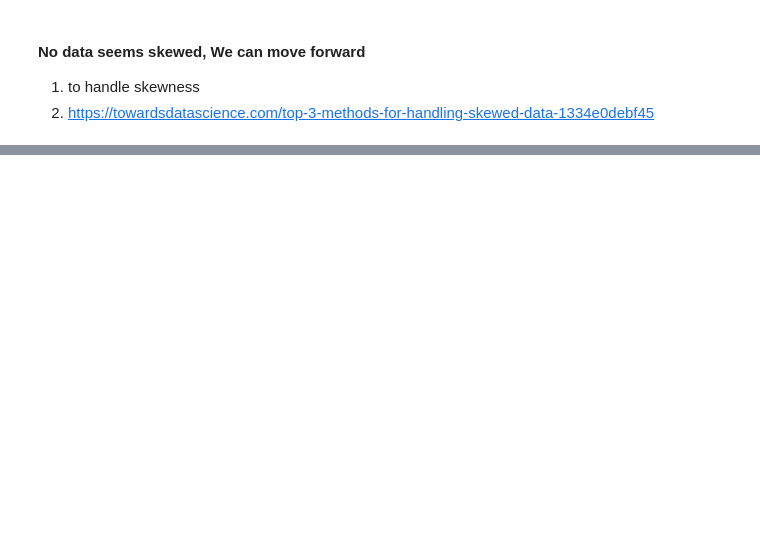
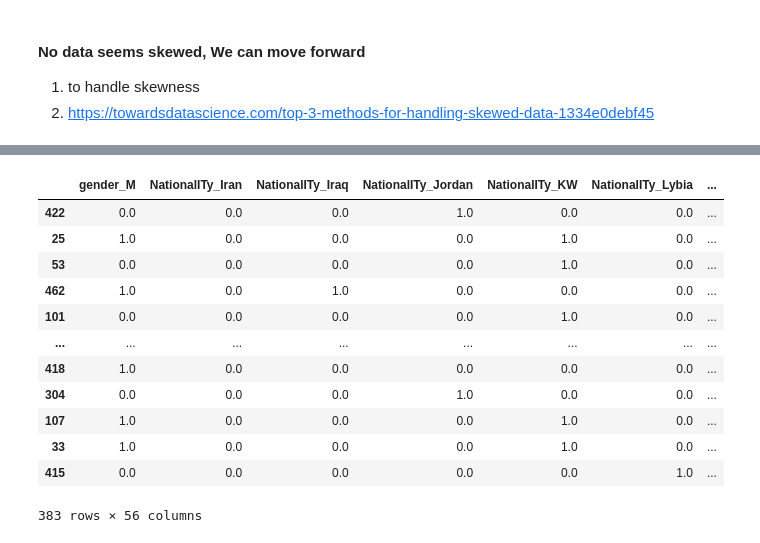
Before and after one commit to himanshudce/ML, a Jupyter notebook: ML.ipynb, the cells around one changed output, grey strips where cells are left out. Cells and saved outputs as stored; diff of their text form; code cells hidden in the pictures; blank space fills up the shorter version.

```diff
--- a/ML.ipynb
+++ b/ML.ipynb
@@ -568,0 +761,14 @@ array([[<AxesSubplot:title={'center':'raisedhands'}>,
+# %%
+def ohe_converter(train):
+    #ignore tells the encoder to ignore new categories by encoding them with 0's
+    # dropping first to avoide collinerity
+    ohe = OneHotEncoder(handle_unknown = 'ignore',drop='first')
+    encoded_vec = ohe.fit(train)
+    ohe_transformed = encoded_vec.transform(train).toarray()
+    encoded_df = pd.DataFrame(ohe_transformed,columns=ohe.get_feature_names_out())
+    encoded_df = encoded_df.set_index(train.index)
+    return encoded_df,ohe
+# %%
+train_categoric = train.select_dtypes(include="O")
+# train_categoric.columns
+train_categoric
@@ -568,0 +789,18 @@ array([[<AxesSubplot:title={'center':'raisedhands'}>,
+# %%
+train_cat_ohe, ohe = ohe_converter(train_categoric.iloc[:,:-1])
+save_pkl_model('Data/processing_models/ohe_converter.pkl',ohe)
+train_cat_ohe
+# %% [output]
+|  | gender_M | NationalITy_Iran | NationalITy_Iraq | NationalITy_Jordan | NationalITy_KW | NationalITy_Lybia | ... |
+| 422 | 0.0 | 0.0 | 0.0 | 1.0 | 0.0 | 0.0 | ... |
+| 25 | 1.0 | 0.0 | 0.0 | 0.0 | 1.0 | 0.0 | ... |
+| 53 | 0.0 | 0.0 | 0.0 | 0.0 | 1.0 | 0.0 | ... |
+| 462 | 1.0 | 0.0 | 1.0 | 0.0 | 0.0 | 0.0 | ... |
+| 101 | 0.0 | 0.0 | 0.0 | 0.0 | 1.0 | 0.0 | ... |
+| ... | ... | ... | ... | ... | ... | ... | ... |
+| 418 | 1.0 | 0.0 | 0.0 | 0.0 | 0.0 | 0.0 | ... |
+| 304 | 0.0 | 0.0 | 0.0 | 1.0 | 0.0 | 0.0 | ... |
+| 107 | 1.0 | 0.0 | 0.0 | 0.0 | 1.0 | 0.0 | ... |
+| 33 | 1.0 | 0.0 | 0.0 | 0.0 | 1.0 | 0.0 | ... |
+| 415 | 0.0 | 0.0 | 0.0 | 0.0 | 0.0 | 1.0 | ... |
+383 rows × 56 columns
```
Also changed, not shown: parts of 96 cells of this notebook, 13 other files.
